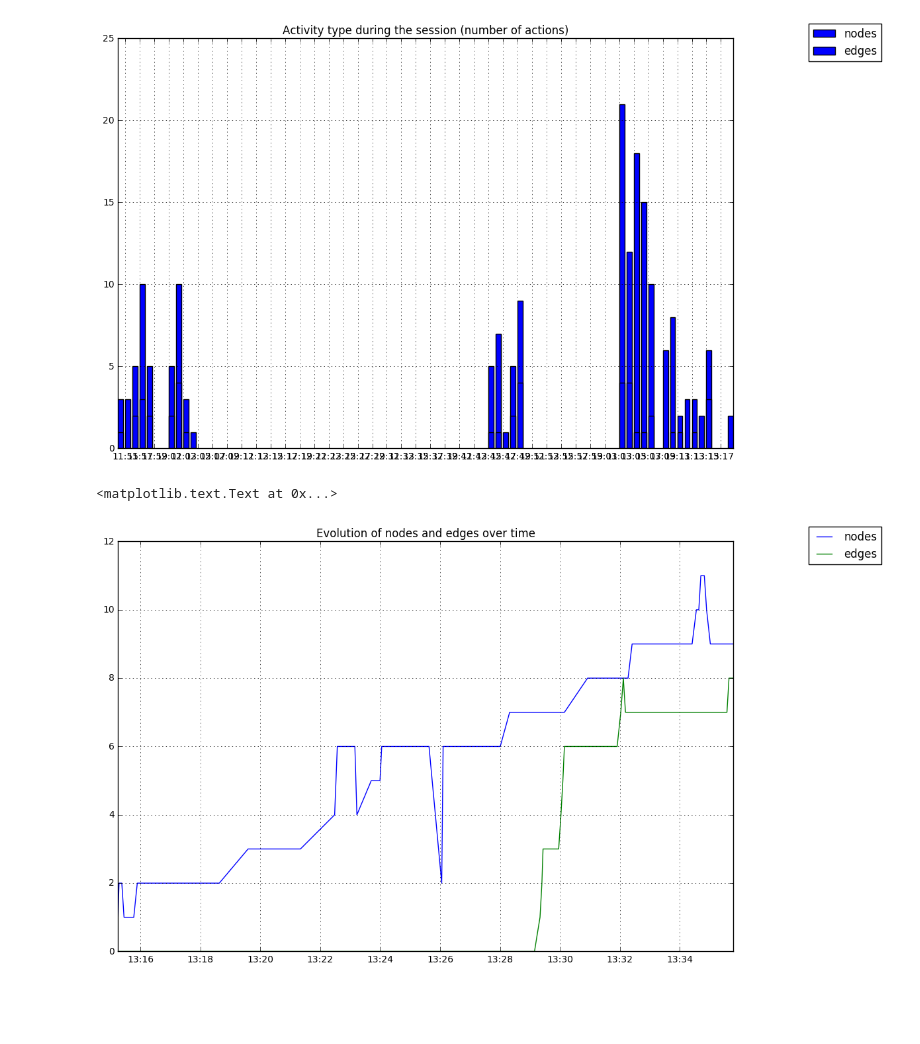
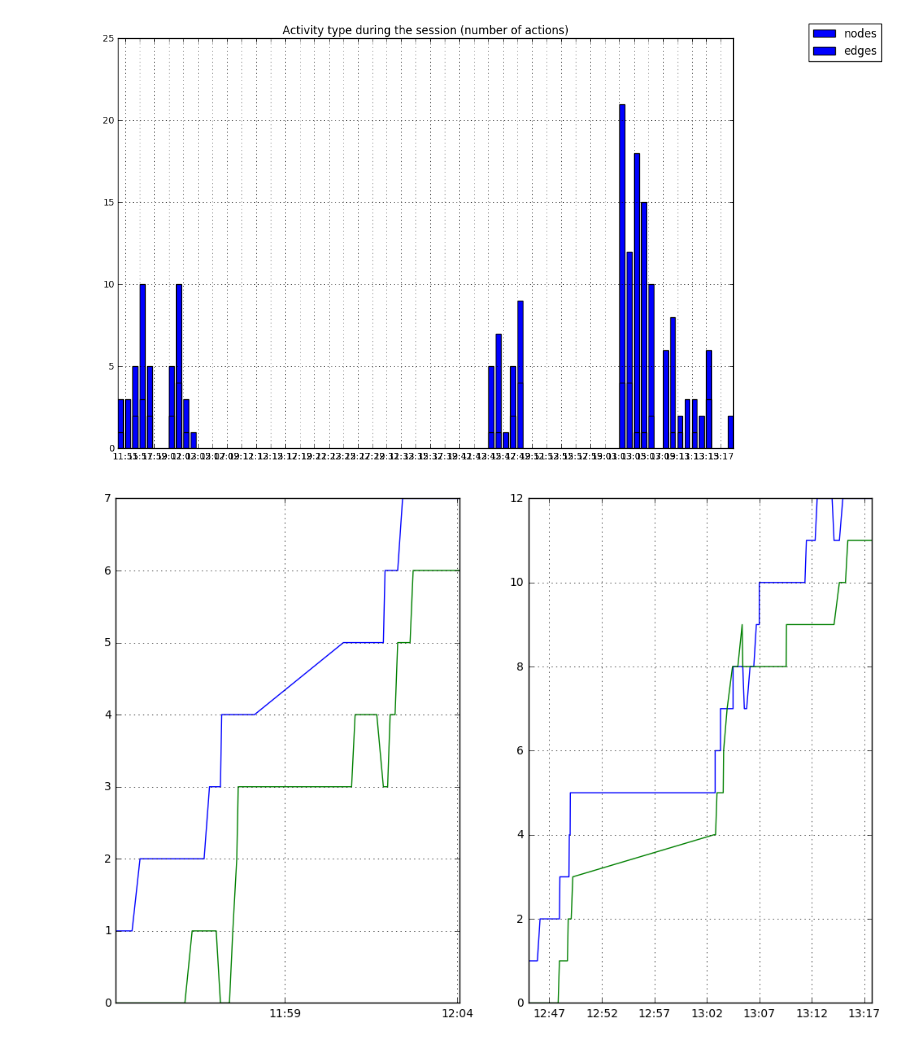
Before and after one commit to sical/meta-education, a Jupyter notebook: notebooks/Network reconstruction.ipynb, the cells around one changed output. Cells and saved outputs as stored; diff of their text form; code cells hidden in the pictures; blank space fills up the shorter version.

Commit message:
add nodes/edges plots + session length

```diff
--- a/notebooks/Network reconstruction.ipynb
+++ b/notebooks/Network reconstruction.ipynb
@@ -163,8 +163,13 @@ fig, ax = plt.subplots(1, 2, figsize=(12,6) )
 for i,network_id in enumerate(actions):
     actions[ network_id ].sort(key=lambda c: c["ts"]) # sort by time
 
+
     print "Final state: %s nodes and %s edges in %s actions"%(len(networks[network_id].nodes()), len(networks[network_id].edges()), len(actions[network_id]))
-    print "-"*10
+
+    ts = [ a["ts"] for a in actions[ network_id ]]
+    diff = max(ts)-min(ts)
+    minutes_seconds = divmod(diff.total_seconds(), 60)
+    print "%d:%d min  - from %s to %s"%( minutes_seconds[0], minutes_seconds[1], min(ts), max(ts) )
 
     for c in Counter([a["type"] for a in actions[network_id]]).most_common() : print c[0], c[1]
     print "-"*10
@@ -259,24 +262,27 @@ plt.title("Activity type during the session (number of actions)")
 # %%
 import numpy as np
 
 # network size evolution
 
-fig, ax = plt.subplots(1, 1, figsize=(12,8))
+fig, ax = plt.subplots(1, 2, figsize=(12,8))
 
-# grid
-hfmt = mdates.DateFormatter('%H:%M')
-ax.xaxis.set_major_locator(mdates.MinuteLocator(interval=2))
-ax.xaxis.set_major_formatter(hfmt)
-ax.grid(which='both')
+for i, network_id in enumerate(actions) :
 
-x = [a["ts"] for a in actions]
-y_nodes_count = [len(a["nodes"]) for a in actions]
-y_edges_count = [len(a["edges"]) for a in actions]
 
-plt.plot(x, y_nodes_count)
-plt.plot(x, y_edges_count)
-plt.legend(['nodes', 'edges'], loc='upper right', bbox_to_anchor=(1.25, 1.05))
-plt.title("Evolution of nodes and edges over time")
+    # grid
+    hfmt = mdates.DateFormatter('%H:%M')
+    ax[i].xaxis.set_major_locator(mdates.MinuteLocator(interval=5))
+    ax[i].xaxis.set_major_formatter(hfmt)
+    ax[i].grid(which='both')
+
+    x = [a["ts"] for a in actions[network_id]]
+    y_nodes_count = [len(a["nodes"]) for a in actions[network_id]]
+    y_edges_count = [len(a["edges"]) for a in actions[network_id]]
+
+    plt.sca(ax[i])
+    plt.plot(x, y_nodes_count)
+    plt.plot(x, y_edges_count)
+# fig.legend(['nodes', 'edges'], loc='upper right', bbox_to_anchor=(1.25, 1.05))
+# fig.title("Evolution of nodes and edges over time")
 # %% [output]
-<matplotlib.text.Text at 0x...>
-[figure, old version]
+[figure, new version]
```
Also changed, not shown: parts of 1 cell of this notebook.
